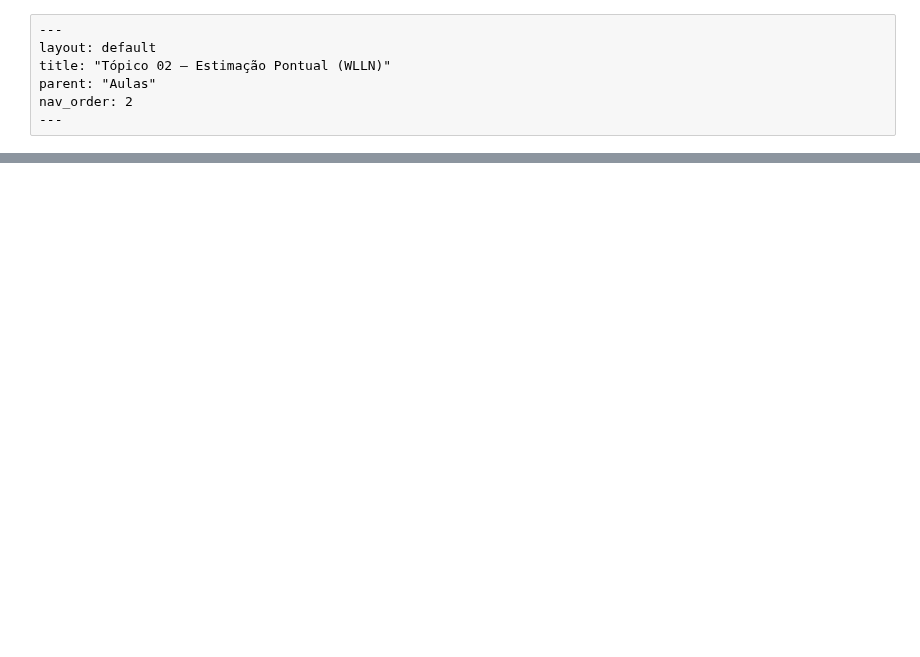
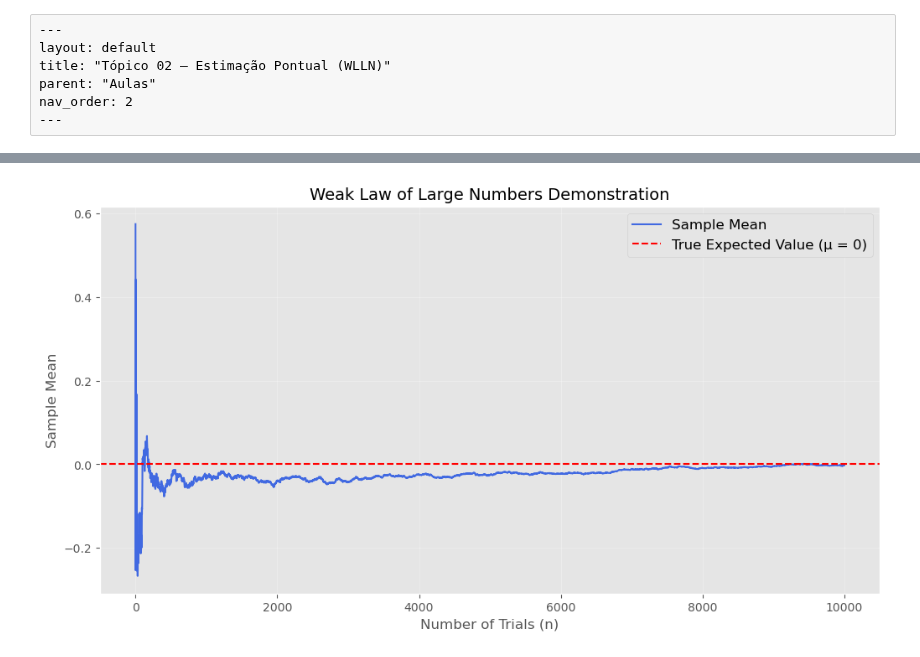
Before and after one commit to urielmoreirasilva/ICE072, a Jupyter notebook: aulas/Tópico 02 – Estimação Pontual (WLLN)/Tópico 02 – Estimação Pontual (WLLN).ipynb, the cells around one changed output, grey strips where cells are left out. Saved outputs shown, nothing was run; the diff lists cells and outputs as text; code cells hidden in the pictures; blank space fills up the shorter version.

```diff
--- a/aulas/Tópico 02 – Estimação Pontual (WLLN)/Tópico 02 – Estimação Pontual (WLLN).ipynb
+++ b/aulas/Tópico 02 – Estimação Pontual (WLLN)/Tópico 02 – Estimação Pontual (WLLN).ipynb
@@ -53,0 +54,32 @@ plt.show()
+# %%
+## Set seed for reproducibility
+np.random.seed(42)
+
+## Number of total trials/flips
+n = 1e4
+
+## main loop
+# parameters
+nu = 4
+# r.v.
+vY = np.array([])
+# sequence of means
+vY_bar = np.array([])
+# loop
+for i in np.arange(0, n, 1):
+    vY = np.append(vY, np.random.standard_t(df = nu))
+    vY_bar = np.append(vY_bar, vY.mean())
+# %%
+# Plotting the convergence
+plt.figure(figsize=(12, 6))
+plt.plot(vY_bar, color='royalblue', label='Sample Mean')
+plt.axhline(0, color='red', linestyle='--', label='True Expected Value (μ = 0)')
+plt.title('Weak Law of Large Numbers Demonstration', fontsize=14)
+plt.xlabel('Number of Trials (n)', fontsize=12)
+plt.ylabel('Sample Mean', fontsize=12)
+# plt.ylim(0.0, 1.0)
+plt.legend(fontsize=12)
+plt.grid(True, alpha=0.3)
+plt.show()
+# %% [output]
+[figure, added]
```
Also changed, not shown: parts of 1 cell of this notebook.
